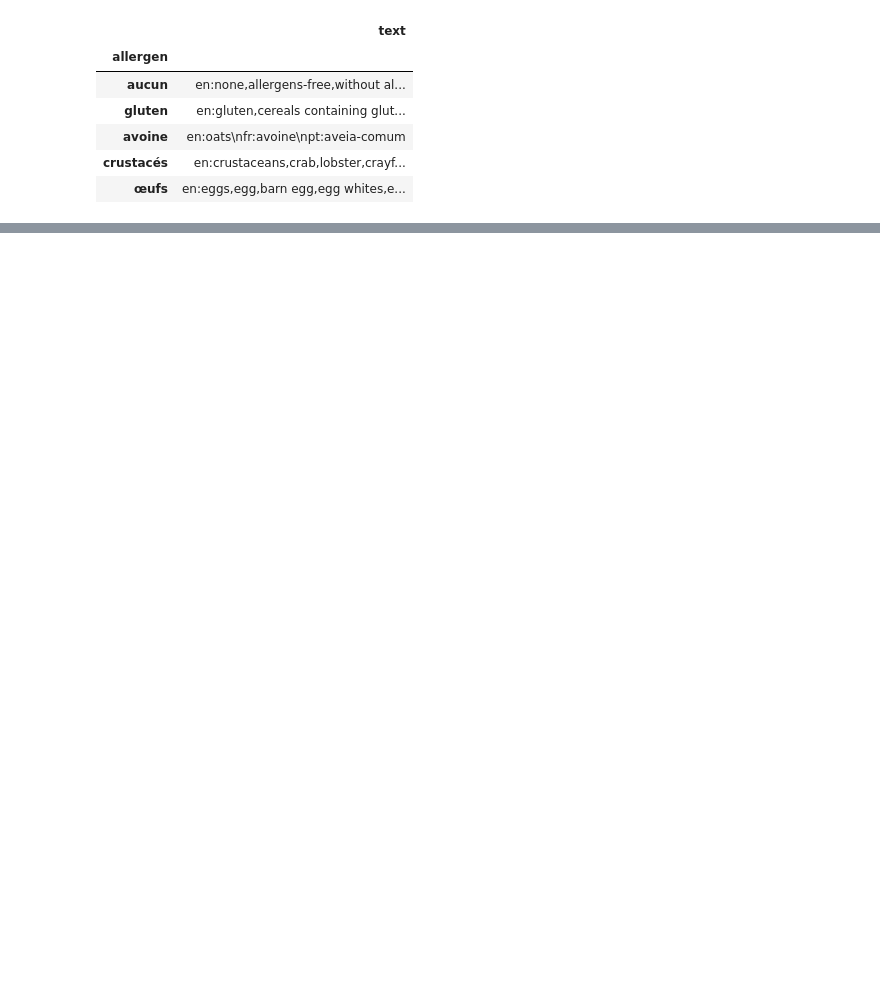
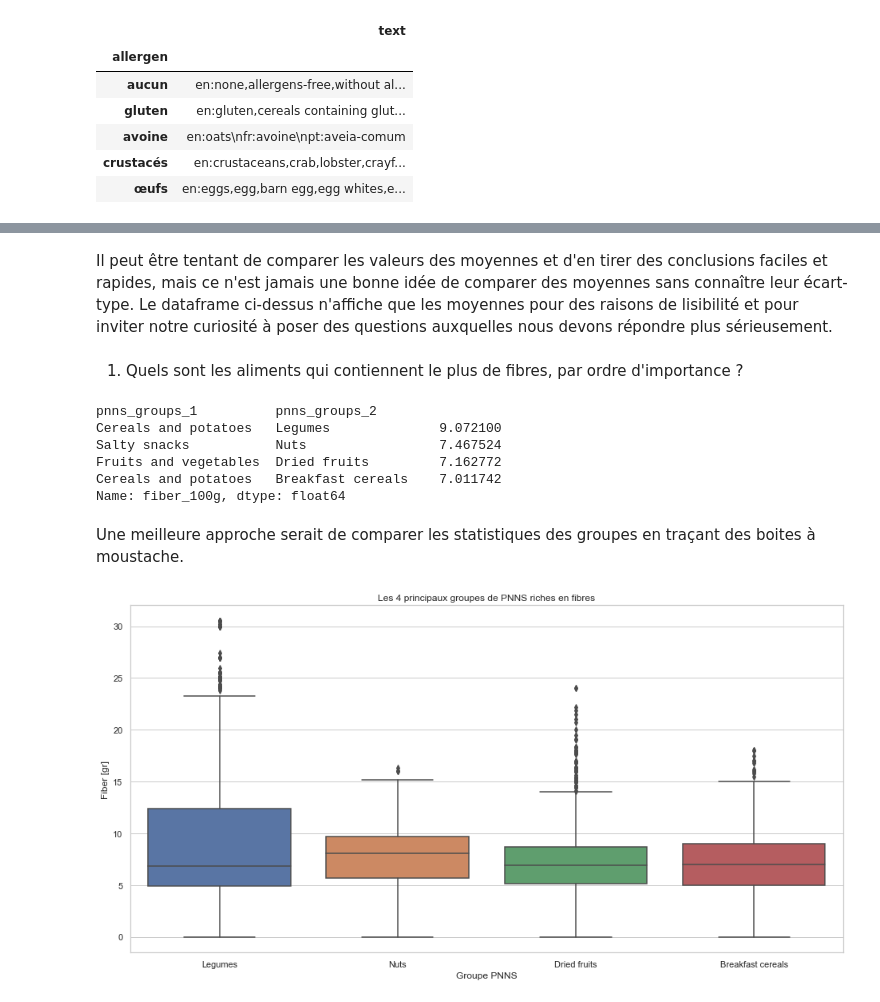
Before and after one commit to Abdess/sante_publique_france, a Jupyter notebook: P3_01_nettoyage.ipynb, the cells around one changed output, grey strips where cells are left out. Saved outputs shown, nothing was run; the diff lists cells and outputs as text; code cells hidden in the pictures; blank space fills up the shorter version.

```diff
--- a/P3_01_notebook.ipynb
+++ b/P3_01_nettoyage.ipynb
@@ -1604,0 +1876,16 @@ De cette manière les agents peuvent facilement mener une étude sur les allerg
+# %%
+# Calculer les statistiques par groupes de PNNS
+by_pnns = df_nutrients.groupby(['pnns_groups_1', 'pnns_groups_2'])
+stats_by_pnns = by_pnns.describe()
+
+# Construire un dataframe avec seulement
+# la moyenne (juste pour la lisibilité)
+means_by_pnns = stats_by_pnns.loc[:, (facts_for_analysis, 'mean')]
+
+# Enlever le niveau 1 de l'index de la colonne
+means_by_pnns.columns = means_by_pnns.columns.droplevel(1)
+
+# Modifier l'ordre des variables
+# (énergie d'abord, puis macronutriments).
+means_by_pnns = means_by_pnns.reindex(columns=facts_for_analysis)
+means_by_pnns.round(2)
@@ -1604,0 +1911,42 @@ De cette manière les agents peuvent facilement mener une étude sur les allerg
+# %% [markdown]
+Il peut être tentant de comparer les valeurs des moyennes et d'en tirer des conclusions faciles et rapides, mais ce n'est jamais une bonne idée de comparer des moyennes sans connaître leur écart-type. Le dataframe ci-dessus n'affiche que les moyennes pour des raisons de lisibilité et pour inviter notre curiosité à poser des questions auxquelles nous devons répondre plus sérieusement.
+# %% [markdown]
+1. Quels sont les aliments qui contiennent le plus de fibres, par ordre d'importance ?
+# %%
+# D'abord la réponse innocente en comparant simplement la moyenne
+fiber_rich_groups = means_by_pnns.fiber_100g.sort_values(
+    ascending=False).head(4)
+fiber_rich_groups
+# %% [output]
+pnns_groups_1          pnns_groups_2
+Cereals and potatoes   Legumes              9.072100
+Salty snacks           Nuts                 7.467524
+Fruits and vegetables  Dried fruits         7.162772
+Cereals and potatoes   Breakfast cereals    7.011742
+Name: fiber_100g, dtype: float64
+# %% [markdown]
+Une meilleure approche serait de comparer les statistiques des groupes en traçant des boites à moustache.
+# %%
+# Construire un Dataframe avec seulement
+# les produits des groupes de PNNS ci-dessus.
+pnns_groups_rich_fiber = fiber_rich_groups.index.get_level_values(
+    'pnns_groups_2')
+df_nutrients_fiber = df_nutrients.loc[df_nutrients.pnns_groups_2.isin(
+    pnns_groups_rich_fiber)]
+
+# Tracer une boîte à moustache pour comparer
+# les statistiques de chaque groupe.
+sns.set(style="whitegrid")
+
+plt.figure(figsize=(16, 8))
+sns.boxplot(x='pnns_groups_2',
+            y='fiber_100g',
+            data=df_nutrients_fiber,
+            order=pnns_groups_rich_fiber)
+
+plt.xlabel('Groupe PNNS')
+plt.ylabel('Fiber [gr]')
+plt.title('Les 4 principaux groupes de PNNS riches en fibres')
+plt.show()
+# %% [output]
+[figure, added]
```
Also changed, not shown: parts of 148 cells of this notebook, 2 other files.
